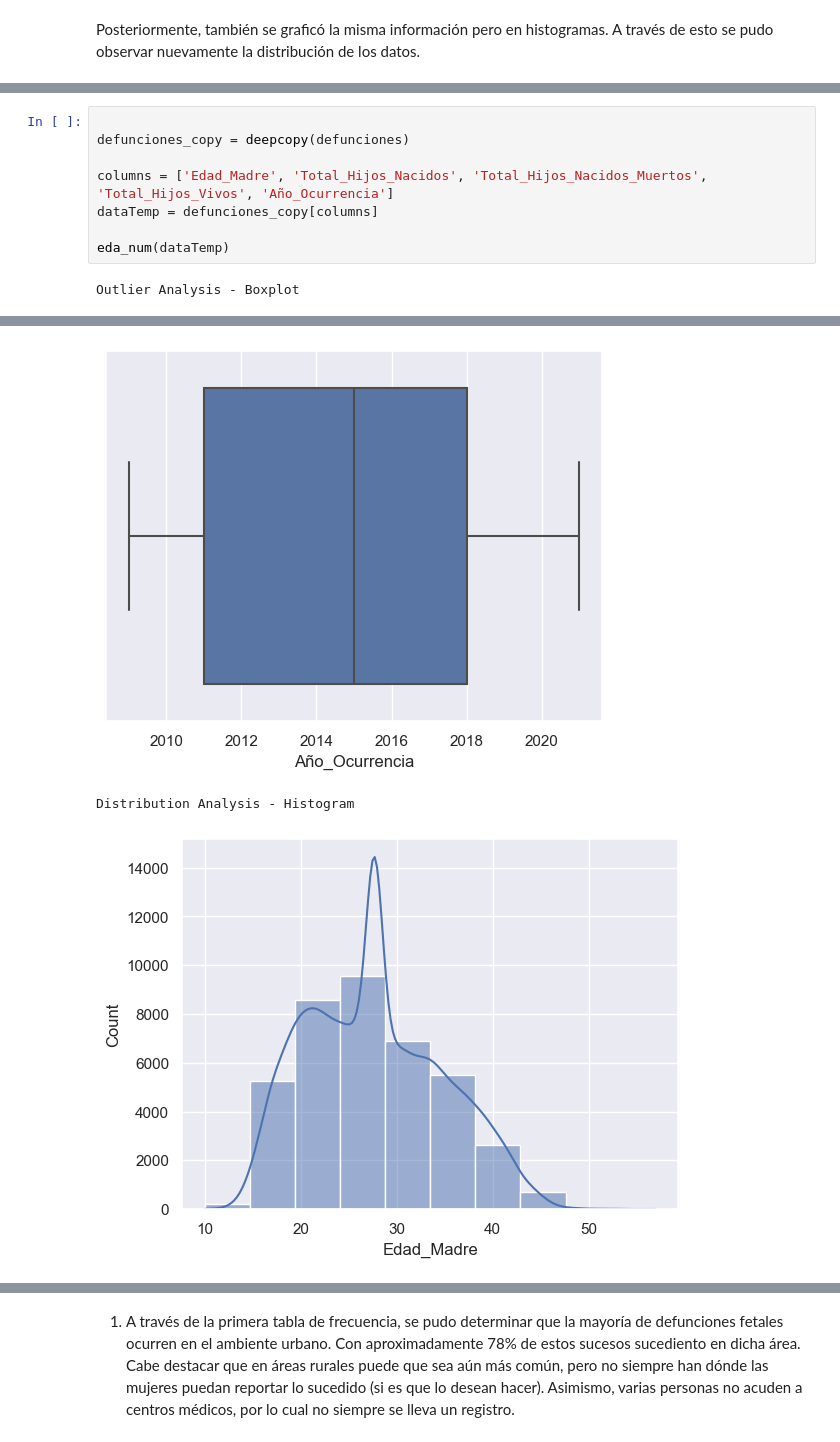
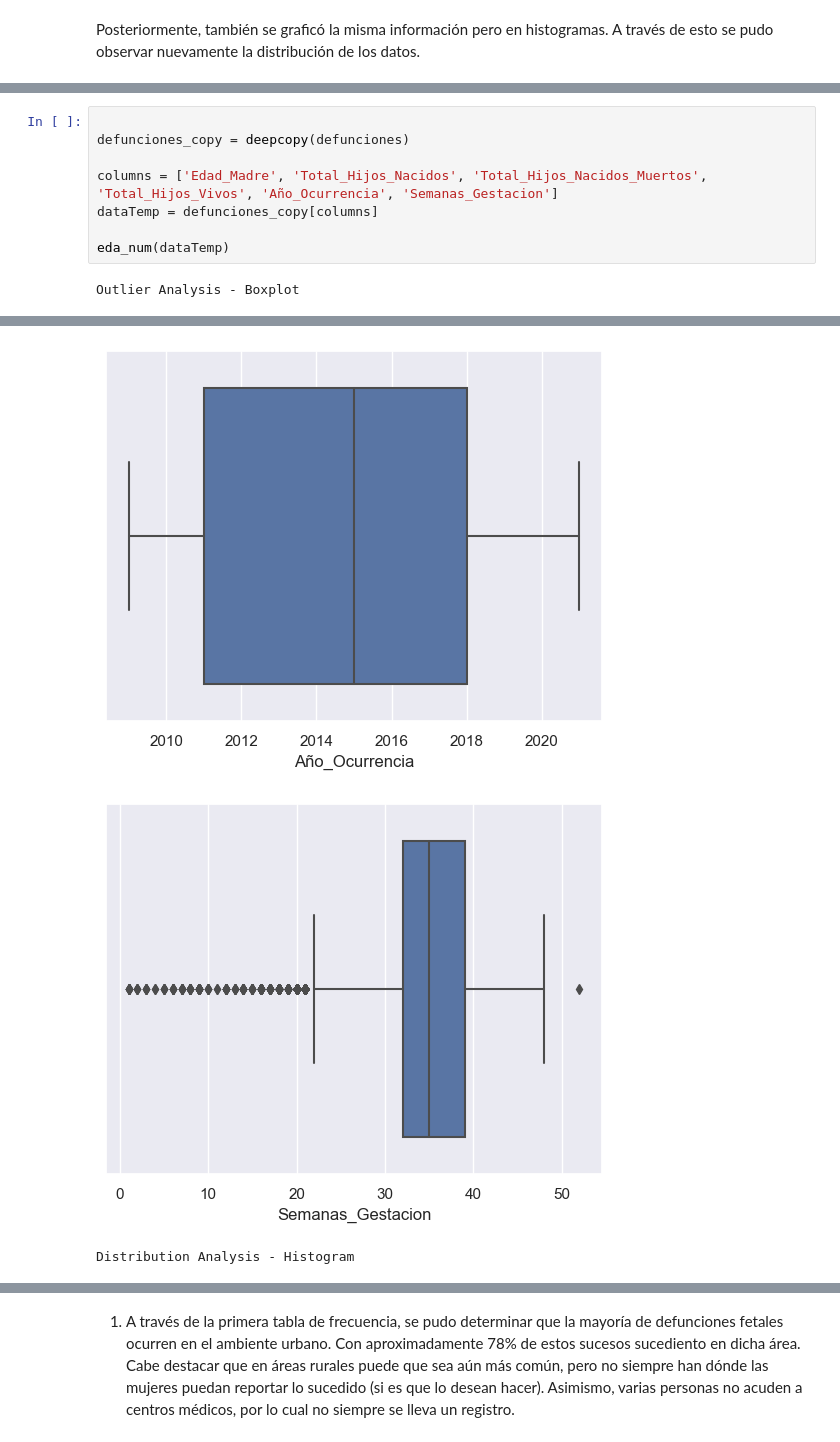
Before and after one commit to stefanoaragoni/mineria_proyecto, a Jupyter notebook: Analisis_exploratorio.ipynb, the cells around one changed output, grey strips where cells are left out. Cells and saved outputs as stored; diff of their text form.

```diff
--- a/Analisis_exploratorio.ipynb
+++ b/Analisis_exploratorio.ipynb
@@ -215,17 +228,17 @@ Posteriormente, también se graficó la misma información pero en histogramas.
 # %%
 
 defunciones_copy = deepcopy(defunciones)
 
-columns = ['Edad_Madre', 'Total_Hijos_Nacidos', 'Total_Hijos_Nacidos_Muertos', 'Total_Hijos_Vivos', 'Año_Ocurrencia']
+columns = ['Edad_Madre', 'Total_Hijos_Nacidos', 'Total_Hijos_Nacidos_Muertos', 'Total_Hijos_Vivos', 'Año_Ocurrencia', 'Semanas_Gestacion']
 dataTemp = defunciones_copy[columns]
 
 eda_num(dataTemp)
 # %% [output]
 Outlier Analysis - Boxplot
 [figure]
 [figure]
 [figure]
 [figure]
 [figure]
+[figure, new version]
 Distribution Analysis - Histogram
-[figure, old version]
```
Also changed, not shown: parts of 22 cells of this notebook, 2 other files.
